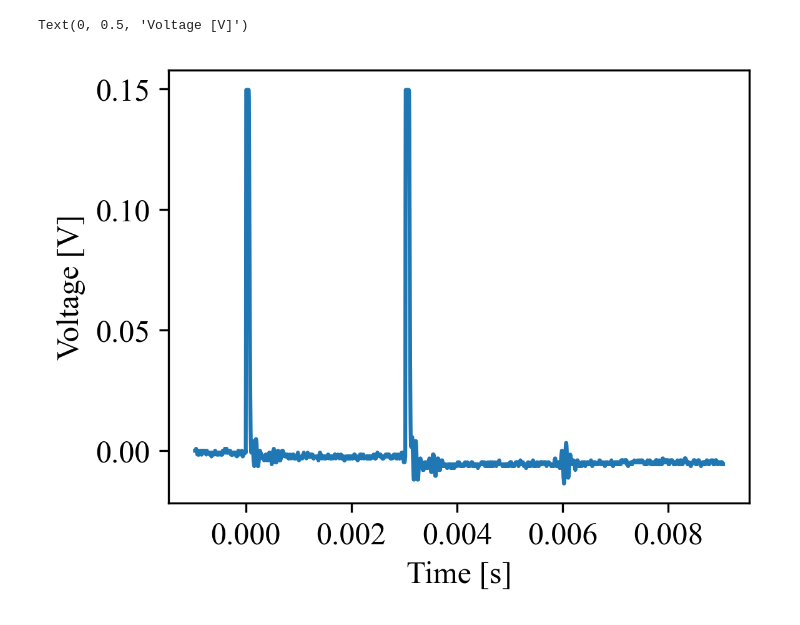
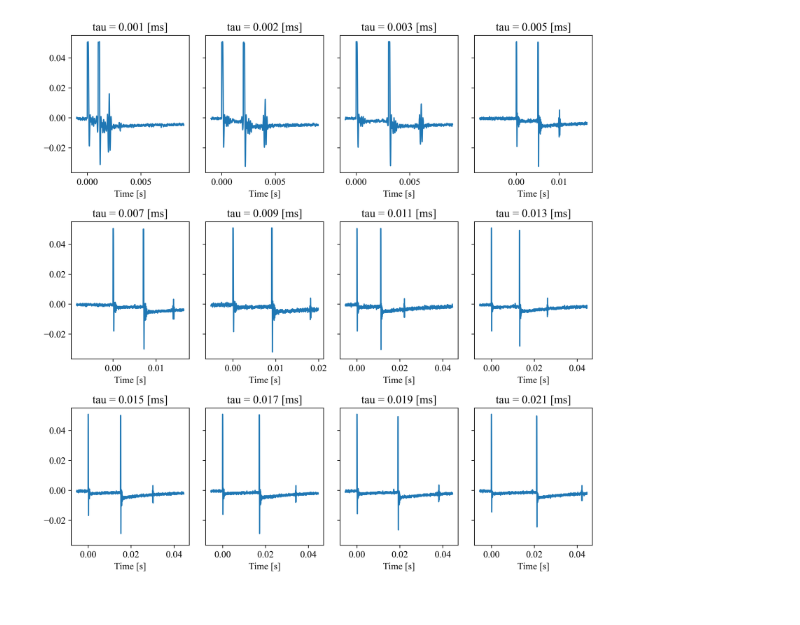
Before and after one commit to juliaeveritt/eng-phys-lab, a Jupyter notebook: NMR/Plots Test.ipynb, the cells around one changed output. Saved outputs shown, nothing was run; the diff lists cells and outputs as text; code cells hidden in the pictures.

Commit message:
Adds prelim analysis for water sample

```diff
--- a/NMR/Plots Test.ipynb
+++ b/NMR/Plots Test.ipynb
@@ -16,7 +10,39 @@ df_temp = df_temp.drop(columns=['n1', 'n2'])
-# %%
-plt.plot(df_temp['t'], df_temp['V'])
-plt.xlabel("Time [s]")
-plt.ylabel("Voltage [V]")
-# %% [output]
-Text(0, 0.5, 'Voltage [V]')
-[figure, removed]
+# %%
+# NOTE before you import from excel, go in and delete column F from the sheet
+folder = 'data/feb28/'
+filenames = ['15491_water_tau01.csv', '15541_water_tau02.csv', '16011_water_tau03.csv', '16071_water_tau05.csv', '16131_water_tau07.csv', '16181_water_tau09.csv', '16231_water_tau11.csv', '16271_water_tau13.csv', '16321_water_tau15.csv', '16391_water_tau17.csv', '16431_water_tau19.csv', '16471_water_tau21.csv']
+files = [folder + name for name in filenames]
+tau = np.array([1, 2, 3, 5, 7, 9, 11, 13, 15, 17, 19, 21]) * 1E-3
+
+sets = []  # creates list of datasets
+
+for path in files:
+    df = pd.read_csv(path, header=None)
+    df.columns = ['Header', 'Headerdata', 'n1', 't', 'V']
+    df = df.drop(columns=['n1'])
+    sets.append(df)
+# %%
+fig, ax = plt.subplots(3, 4, figsize=(10, 10), tight_layout=True, sharey=True)
+maxvals = []
+
+for i, ax in enumerate(ax.flat):
+    data = sets[i]
+    times = data['t'].to_numpy()
+    volts = data['V'].to_numpy()
+    taui = tau[i]
+
+    lower_val = 2 * taui - 0.5 * taui
+    upper_val = 2 * taui + 0.5 * taui
+
+    lower_idx = (np.abs(times - lower_val)).argmin()
+    upper_idx = (np.abs(times - upper_val)).argmin()
+
+    y = volts[lower_idx:upper_idx]
+    amax = np.amax(y)
+    maxvals.append(amax)
+
+    ax.plot(times, volts)
+    ax.set_xlabel("Time [s]")
+    ax.set_title(f"tau = {taui:.3f} [ms]")
+# %% [output]
+[figure, added]
```
Also changed, not shown: parts of 2 cells of this notebook, 14 other files.
